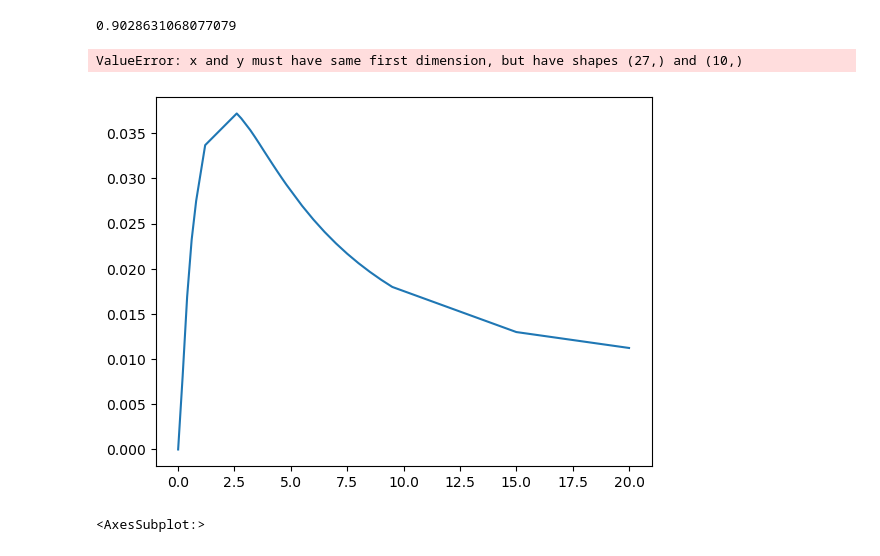
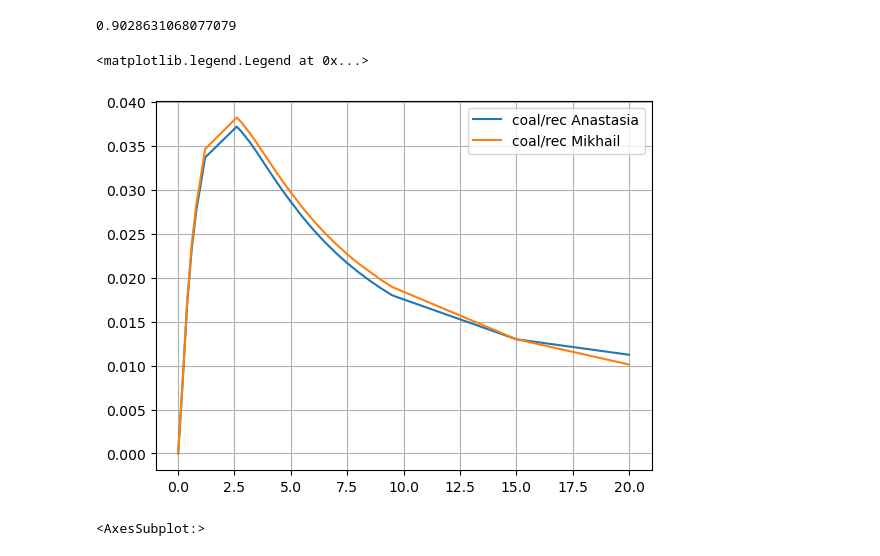
Before and after one commit to TesMichelle/Structed_SMC_thoughts, a Jupyter notebook: sSMC_misha_edit.ipynb, the cells around one changed output. Cells and saved outputs as stored; diff of their text form; code cells hidden in the pictures.

```diff
--- a/sSMC_misha_edit.ipynb
+++ b/sSMC_misha_edit.ipynb
@@ -458,18 +477,19 @@ for i in range(rho_vals.shape[0]):
     TV_times[i] = np.sum(abs(dens_dif_times[i]))*0.5
 # %%
 TV_simple = np.load('equal_mig_0.1_2000_100_tv.npy')
-TV = np.load('eq_mig=0.1_2000_100_TV-1.npy')
-plt.plot(np.append([0.001], rho_vals), TV_simple, label='simple, equal mig=0.1')
+TV = np.load('eq_mig=0.1_2000_100_TV.npy')
+TV = np.load('TV_simple.npy')
+plt.plot(np.append([0.001], rho_vals), TV_simple[:28], label='coal/rec Anastasia')
 # plt.plot(np.append([0], rho_vals), np.append([0], TV_times), label='struct SMC\', equal mig=0.1')
 rho_values = np.array([0.001, 0.2, 0.4, 0.6, 0.8, 1.2, 2.6, 2.8, 3.2, 3.4,
                      3.6, 3.8, 4.0, 4.2, 4.4, 4.6, 4.8, 5.5, 6., 6.5, 7.,
                      7.5, 8., 9., 9.5, 15., 20.], float)
-plt.plot(rho_values, TV, label='struct SMC\', equal mig=0.1')
+plt.plot(rho_values, TV[:27], label='coal/rec Mikhail')
 plt.grid()
 plt.legend()
 # %% [output]
-ValueError: x and y must have same first dimension, but have shapes (27,) and (10,)
+<matplotlib.legend.Legend at 0x...>
-[figure, old version]
+[figure, new version]
 # %%
 smc_dens = np.load('eq_mig=0.1_80_20_smc.npy')
 cr_dens = np.load('eq_mig=0.1_80_20.npy')
```
Also changed, not shown: parts of 1 cell of this notebook, 3 other files.
